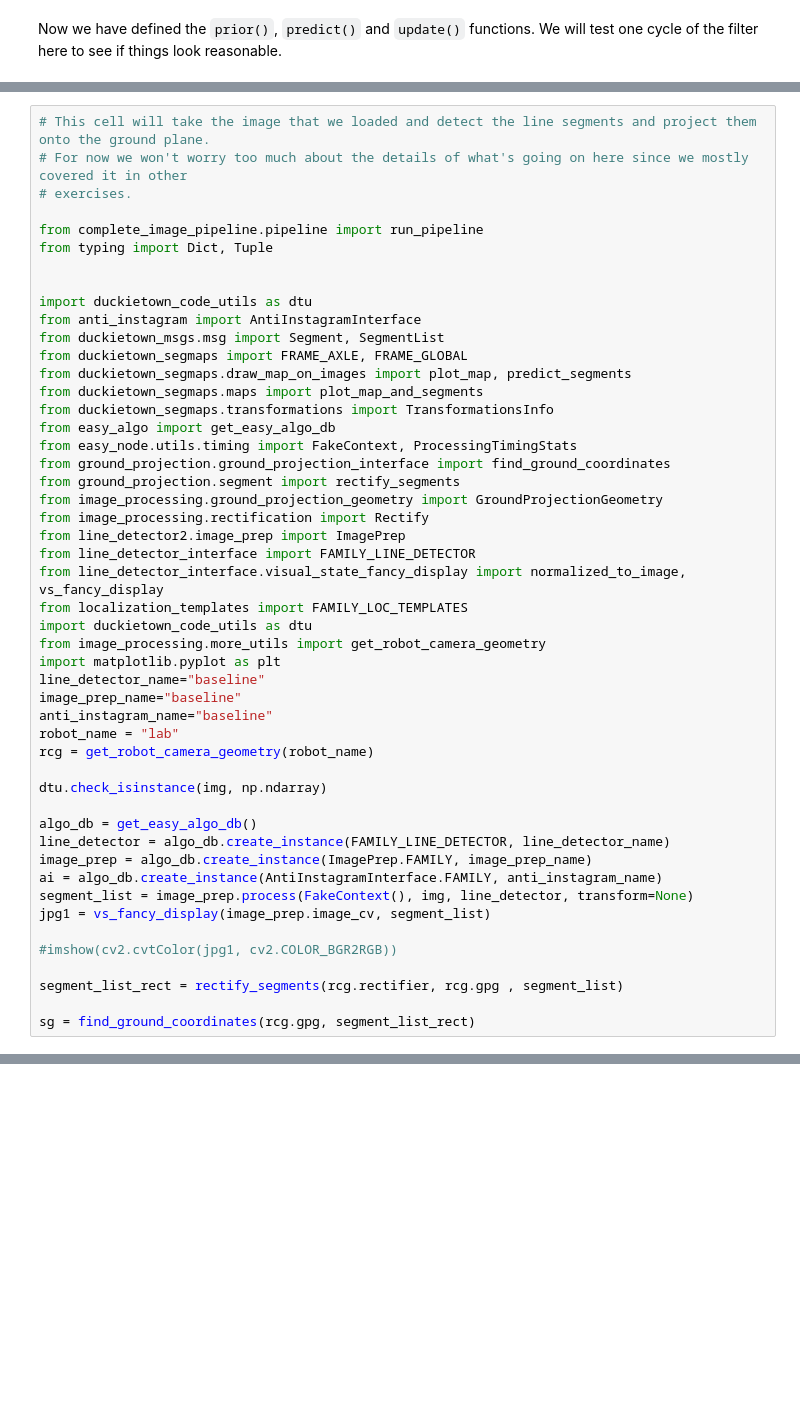
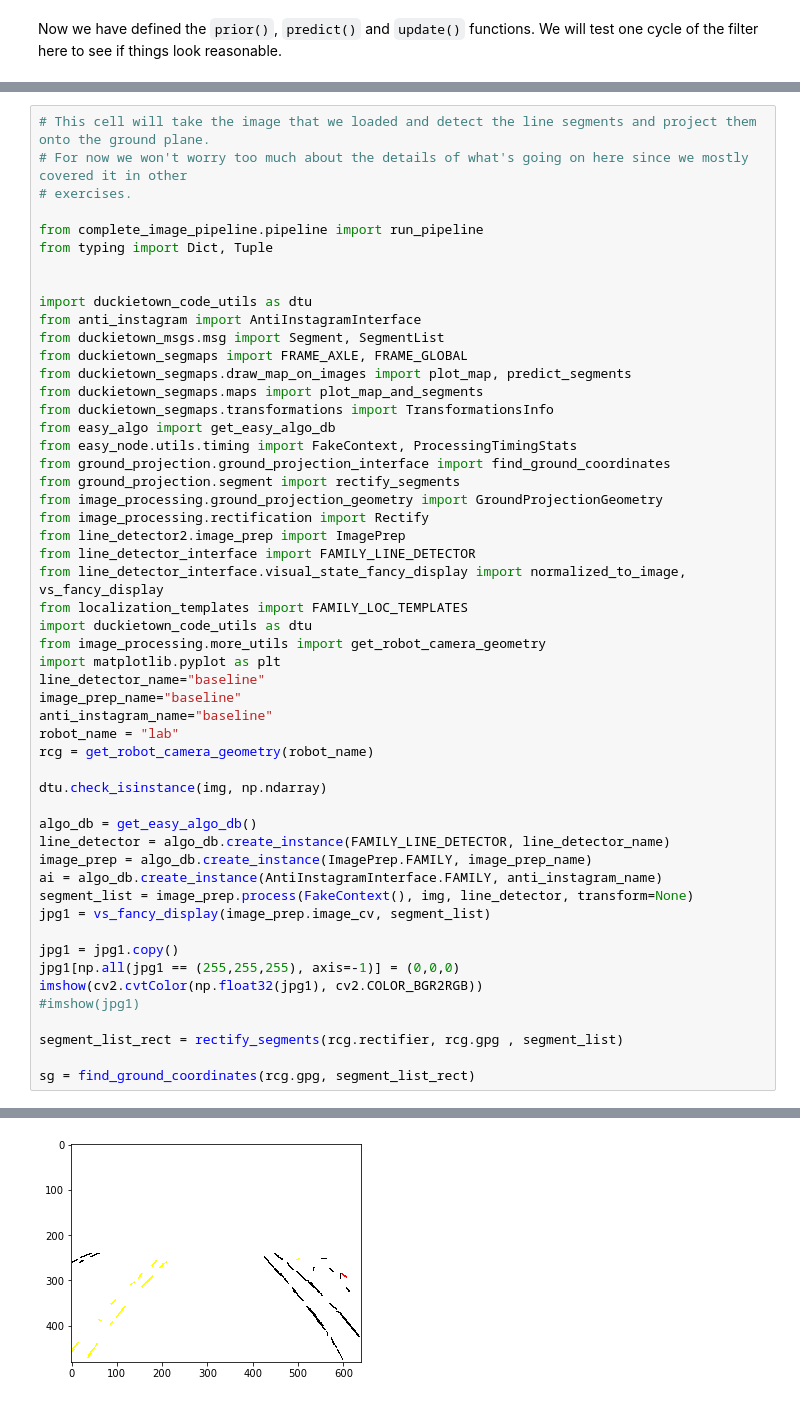
Before and after one commit to ma8sa/mooc-exercises, a Jupyter notebook: state_estimation/solution/03-histogram-filter/histogram_filter.ipynb, the cells around one changed output, grey strips where cells are left out. Cells and saved outputs as stored; diff of their text form; blank space fills up the shorter version.

```diff
--- a/state_estimation/solution/03-histogram-filter/histogram_filter.ipynb
+++ b/state_estimation/solution/03-histogram-filter/histogram_filter.ipynb
@@ -347,7 +373,10 @@ ai = algo_db.create_instance(AntiInstagramInterface.FAMILY, anti_instagram_name)
 segment_list = image_prep.process(FakeContext(), img, line_detector, transform=None)
 jpg1 = vs_fancy_display(image_prep.image_cv, segment_list)
 
-#imshow(cv2.cvtColor(jpg1, cv2.COLOR_BGR2RGB))
+jpg1 = jpg1.copy()
+jpg1[np.all(jpg1 == (255,255,255), axis=-1)] = (0,0,0)
+imshow(cv2.cvtColor(np.float32(jpg1), cv2.COLOR_BGR2RGB))
+#imshow(jpg1)
 
 segment_list_rect = rectify_segments(rcg.rectifier, rcg.gpg , segment_list)
 
@@ -359,3 +389,4 @@ INFO:duckietown_utils:Using filename /code/catkin_ws/src/dt-core/packages/comple
+[figure, added]
 # %%
 # Finally we can take the ground projected segments and call our update function
 (measurement_likelihood, belief) = histogram_update(belief,sg.segments, road_spec, grid_spec)
```
Also changed, not shown: parts of 9 cells of this notebook, 2 other files.
